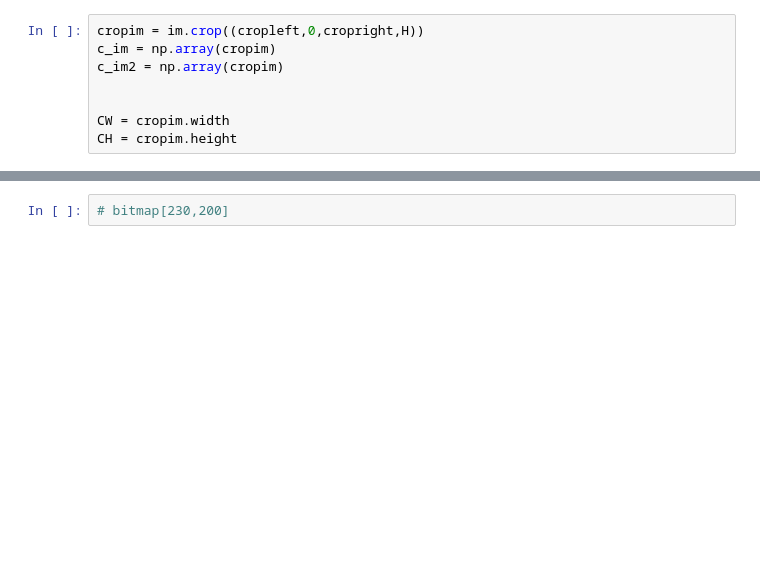
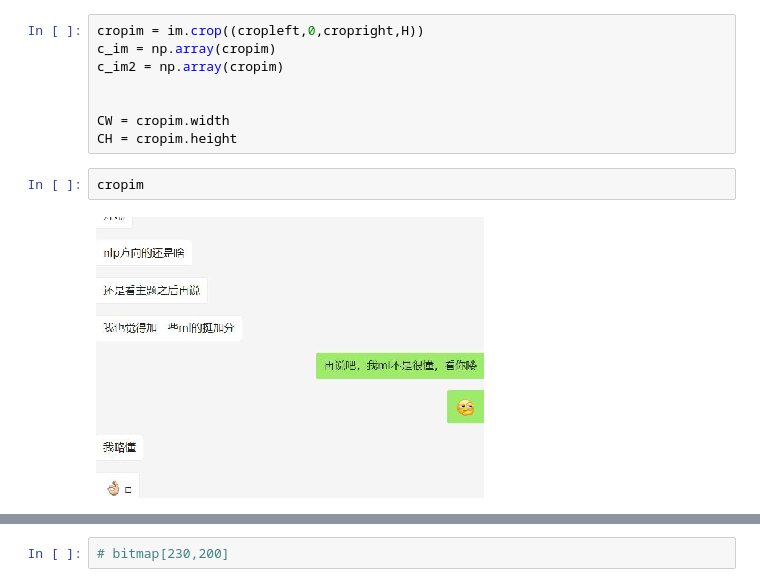
Before and after one commit to JiaqiWang18/unihack-backend, a Jupyter notebook: finalocr.ipynb, the cells around one changed output, grey strips where cells are left out. Saved outputs shown, nothing was run; the diff lists cells and outputs as text; blank space fills up the shorter version.

```diff
--- a/finalocr.ipynb
+++ b/finalocr.ipynb
@@ -80,6 +91,10 @@ c_im2 = np.array(cropim)
 
 CW = cropim.width
 CH = cropim.height
+# %%
+cropim
+# %% [output]
+[figure, added]
 # %%
 
 
```
Also changed, not shown: parts of 14 cells of this notebook, 3 other files.
